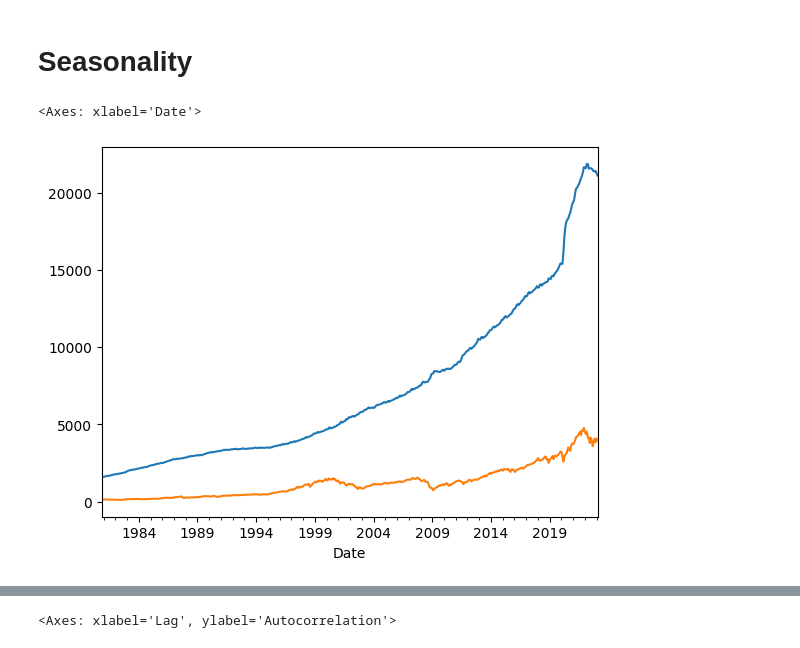
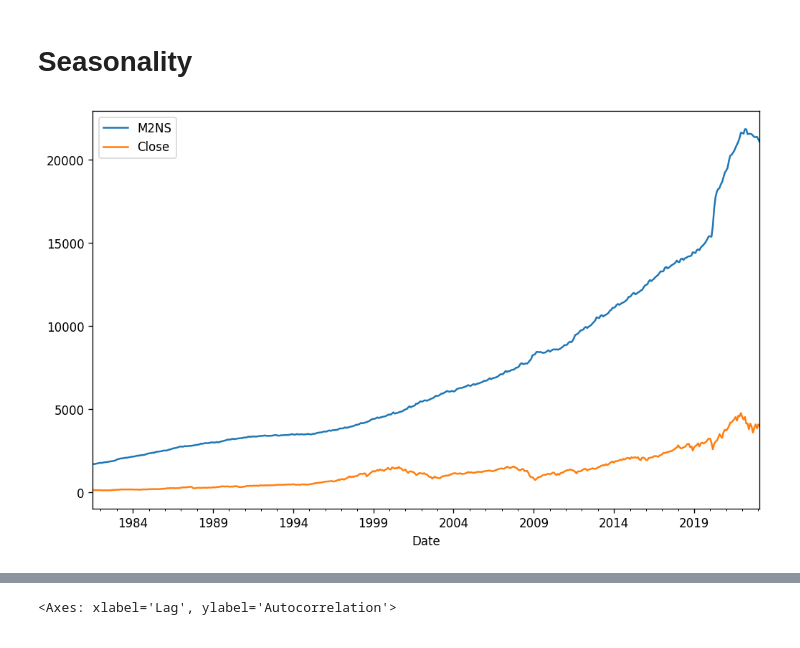
Before and after one commit to jtbandurski/WEC2023, a Jupyter notebook: SARIMAX_close_monthly.ipynb, the cells around one changed output, grey strips where cells are left out. Cells and saved outputs as stored; diff of their text form; code cells hidden in the pictures.

```diff
--- a/SARIMAX_close_monthly.ipynb
+++ b/SARIMAX_close_monthly.ipynb
@@ -37,8 +37,9 @@ monthly_M2_SP
 # %%
 monthly_M2_SP['M2NS'].plot()
 monthly_M2_SP['Close'].plot()
+plt.legend(['M2NS','Close'])
+plt.savefig('SP_M2_month.png')
 # %% [output]
-<Axes: xlabel='Date'>
-[figure, old version]
+[figure, new version]
 # %%
 display(sm.tsa.seasonal_decompose(monthly_M2_SP['Close'],model='additive').plot())
```
Also changed, not shown: parts of 10 cells of this notebook, 1 other file.
